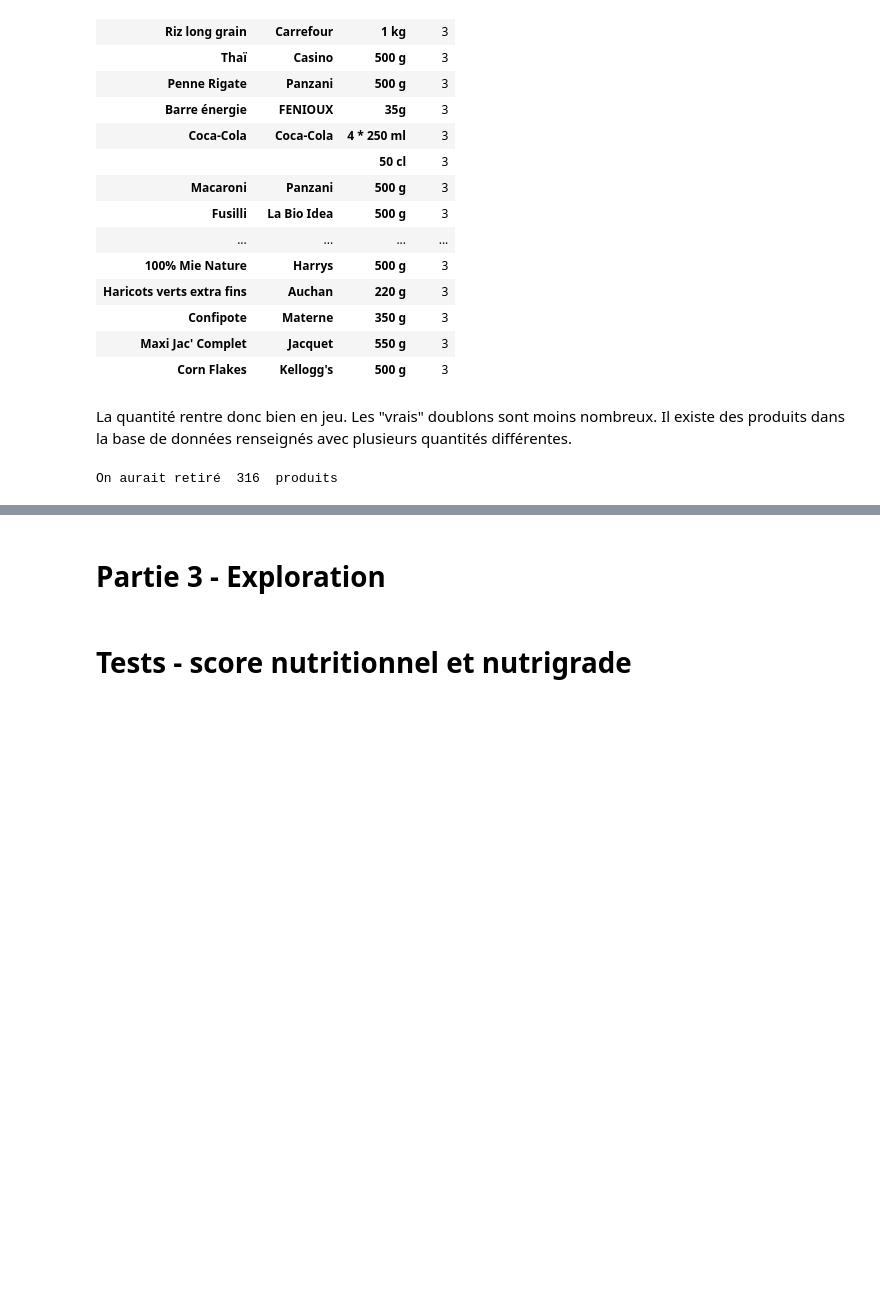
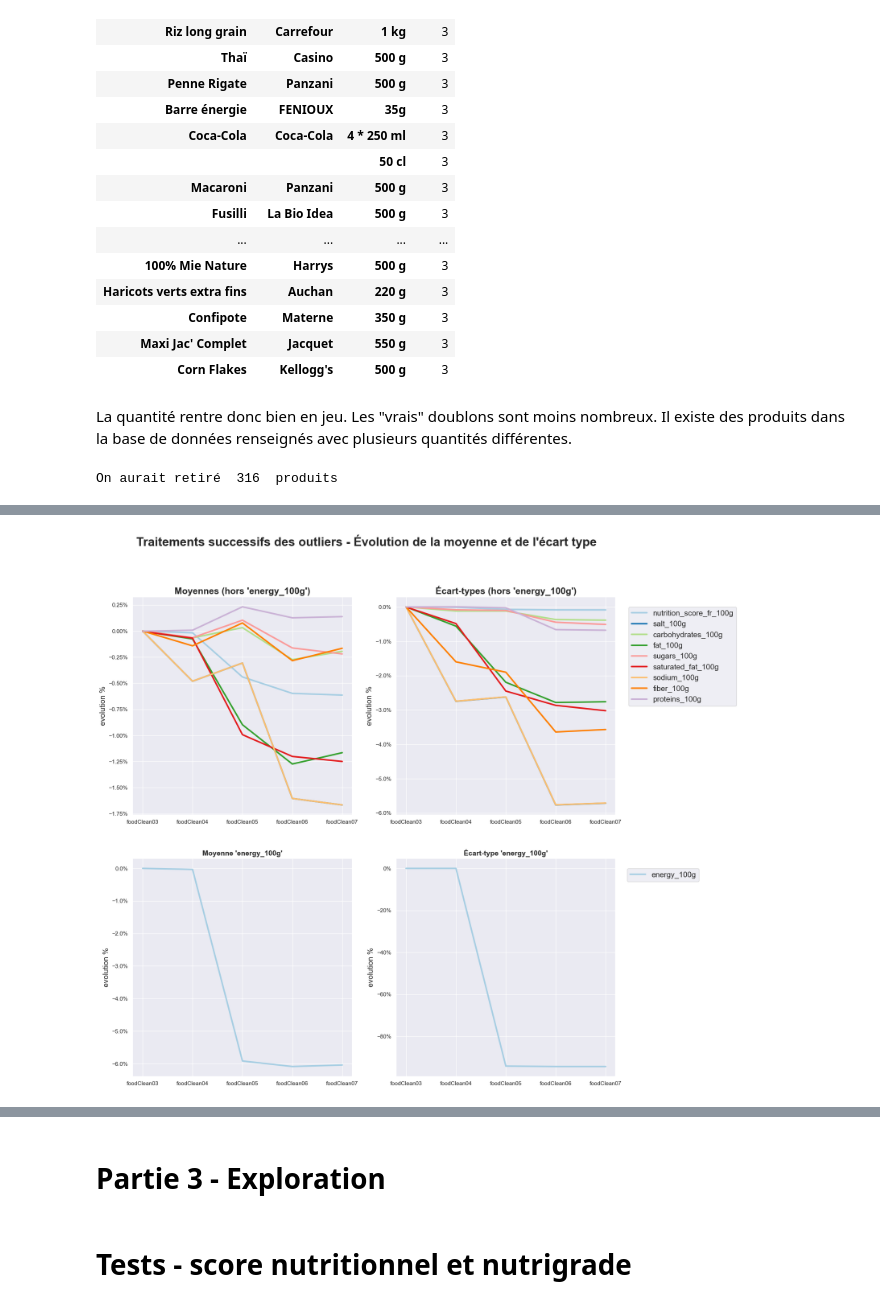
Before and after one commit to ClementPatin/OC-P3, a Jupyter notebook: Patin_Clement_1_notebook_052023.ipynb, the cells around one changed output, grey strips where cells are left out. Cells and saved outputs as stored; diff of their text form; code cells hidden in the pictures; blank space fills up the shorter version.

```diff
--- a/Patin_Clement_1_notebook_052023.ipynb
+++ b/Patin_Clement_1_notebook_052023.ipynb
@@ -578,0 +723,4 @@ foodClean02.describe()
+# %%
+# exclude products
+foodClean07=foodClean06.copy()
+foodClean07=foodClean07.loc[~mask_MicroAboveMacro]
@@ -578,0 +764,15 @@ foodClean02.describe()
+# %%
+# lists to store the evolution between each cleaning stage
+listEvolOfStd=[
+    [(listOfStds[i+1][col]-listOfStds[i][col])/listOfStds[i][col] for col in range(len(numericalFeatureNames))]
+    for i in range(len(listFoodCleanDfs)-1)
+]
+
+listEvolOfMean=[
+    [(listOfMeans[i+1][col]-listOfMeans[i][col])/listOfMeans[i][col] for col in range(len(numericalFeatureNames))]
+    for i in range(len(listOfMeans)-1)
+]
+
+# cum sum
+cumSumEvolOfStd=np.cumsum(listEvolOfStd,axis=0)
+cumSumEvolOfMean=np.cumsum(listEvolOfMean,axis=0)
@@ -578,0 +781,63 @@ foodClean02.describe()
+# %%
+# visualisations of empirical mean and std evolution for each cleaning stage
+
+sns.set_palette("Paired") # set color palette
+fig,axs=plt.subplots(2,2,sharex=False,figsize=(17,17)) # 4 plots
+
+axs=axs.reshape(axs.size) # reshape for easier iteration
+
+
+
+for idxCol in range(len(numericalFeatureNames)) :
+
+    if idxCol!=numericalFeatureNames.index("energy_100g") : # cleaning on "energy_100g" had more impact --> separate plots
+
+        sns.lineplot(
+            ax=axs[0],
+            x=[i+3 for i in range(6-1)],
+            y=[cumSumEvolOfMean[i][idxCol] for i in range(6-1)],
+            linewidth = 3
+        )
+
+        sns.lineplot(
+            ax=axs[1],
+            x=[i+3 for i in range(6-1)],
+            y=[cumSumEvolOfStd[i][idxCol] for i in range(6-1)],
+            linewidth = 3
+        )
+
+    else :
+        sns.lineplot(
+            ax=axs[2],
+            x=[i+3 for i in range(6-1)],
+            y=[cumSumEvolOfMean[i][idxCol] for i in range(6-1)],
+            linewidth = 3
+        )
+
+        sns.lineplot(
+            ax=axs[3],
+            x=[i+3 for i in range(6-1)],
+            y=[cumSumEvolOfStd[i][idxCol] for i in range(6-1)],
+            linewidth = 3
+        )
+
+# axs titles
+axs[0].set_title("Moyennes (hors 'energy_100g')", fontweight="bold",fontsize=18)
+axs[1].set_title("Écart-types (hors 'energy_100g')", fontweight="bold",fontsize=18)
+axs[2].set_title("Moyenne 'energy_100g'", fontweight="bold",fontsize=14)
+axs[3].set_title("Écart-type 'energy_100g'", fontweight="bold",fontsize=14)
+
+# for each plot
+for i in range(len(axs)) :
+    axs[i].set_xticks([3,4,5,6,7]) # 1 tick for 1 cleaning stage
+    axs[i].set_xticklabels(["foodClean0"+str(i+3) for i in range(5)]) # name xticks with names of dataframes
+    axs[i].set_ylabel("evolution %",fontsize=15) # set y label
+    axs[i].yaxis.set_major_formatter(mtick.PercentFormatter(xmax=1)) # use matplotlib.ticker to format y axis as percent
+
+fig.legend(numericalFeatureNames[:-1],bbox_to_anchor=(1.1,0.87),fontsize=15) # set legend - each numerical feature name...
+fig.legend([numericalFeatureNames[-1]],bbox_to_anchor=(1.04,0.45),fontsize=15) # ... except for "energy_100g", on a different legend
+fig.suptitle("Traitements successifs des outliers - Évolution de la moyenne et de l'écart type", fontweight="bold",fontsize=24) # main title
+
+plt.show()
+# %% [output]
+[figure, added]
```
Also changed, not shown: parts of 56 cells of this notebook.
